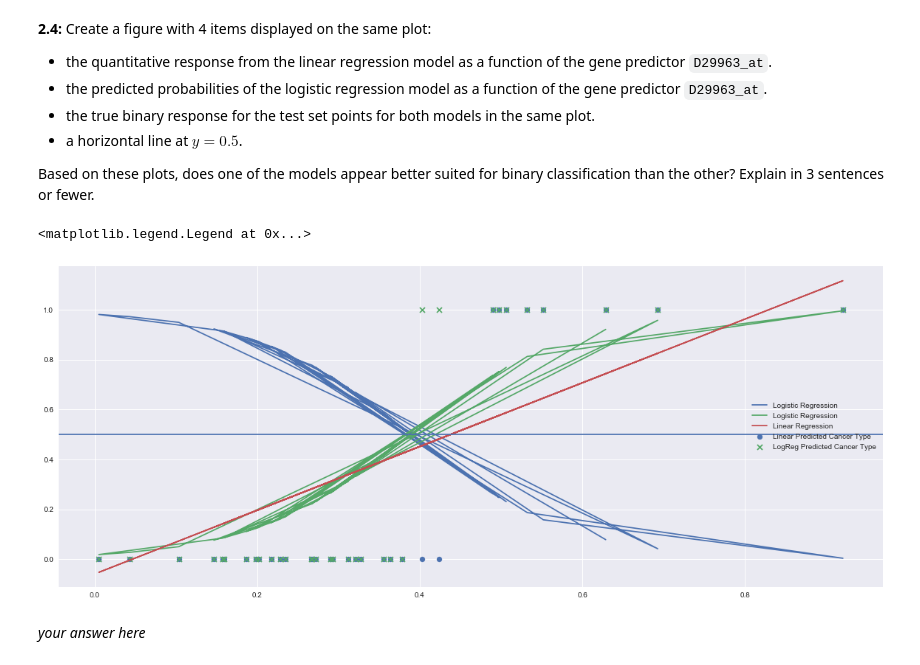
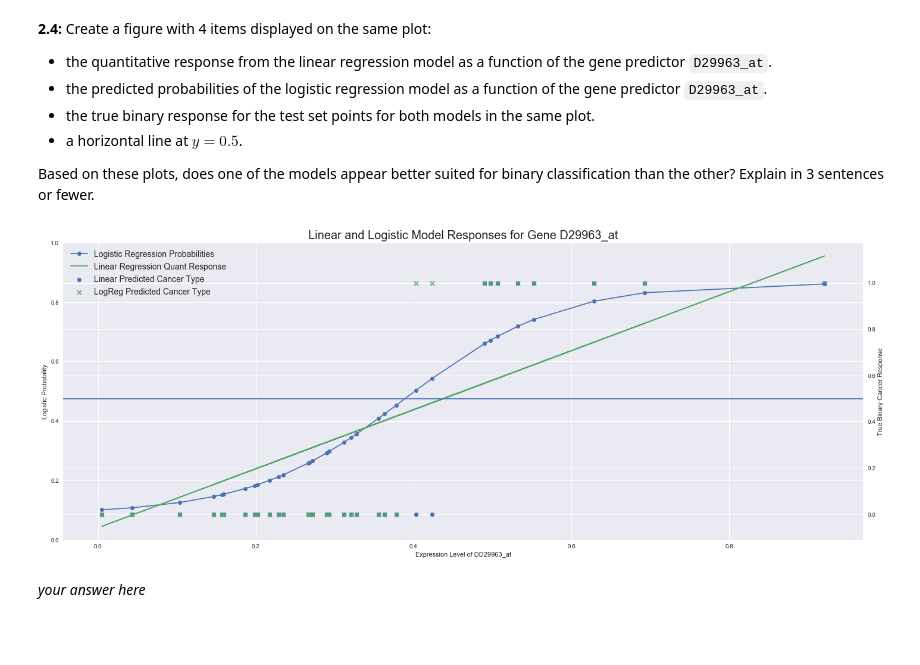
Before and after one commit to tmaounis/cs109a_hw5, a Jupyter notebook: cs109a_hw5_109.ipynb, the cells around one changed output. Drawn from its saved outputs; the diff is of its cells as text; code cells hidden in the pictures; blank space fills up the shorter version.

```diff
--- a/cs109a_hw5_109.ipynb
+++ b/cs109a_hw5_109.ipynb
@@ -329,18 +329,29 @@ They are the same. Why?????????????
 
 Based on these plots, does one of the models appear better suited for binary classification than the other?  Explain in 3 sentences or fewer.
 # %%
-plt.figure(figsize=(20,8))
+fig, ax1 = plt.subplots(figsize=(20,8))
+plt.title("Linear and Logistic Model Responses for Gene D29963_at", fontsize=20)
+plt.xlabel("Expression Level of DD29963_at")
+plt.ylabel("Logistic Probability")
+ax2 = ax1.twinx()
+ax2.
+ax2.set_ylabel("True Binary Cancer Response")
+
 plt.scatter(x_test['D29963_at'],y_test_pred_class, label="Linear Predicted Cancer Type", marker="o")
 plt.scatter(x_test['D29963_at'],y_test_pred_LR, label="LogReg Predicted Cancer Type", marker="x")
 
-plt.plot(x_test['D29963_at'], model_LR.predict_proba(x_D2_test_cst), label="Logistic Regression")
-plt.plot(x_test['D29963_at'], y_test_pred, label="Linear Regression")
+x_sort = list(x_test['D29963_at'])
+x_sort.sort()
+y_sort_LR = model_LR.predict_proba(x_D2_test_cst)[:,1]
+y_sort_LR.sort()
+plt.plot(x_sort, y_LR, label="Logistic Regression Probabilities", marker = "o")
+plt.plot(x_test['D29963_at'], y_test_pred, label="Linear Regression Quant Response")
 
 plt.axhline(y=0.5)
-plt.legend()
+plt.legend(fontsize=14)
+plt.tight_layout()
 # %% [output]
-<matplotlib.legend.Legend at 0x...>
-[figure, old version]
+[figure, new version]
 # %% [markdown]
 *your answer here*
 # %% [markdown]
```
